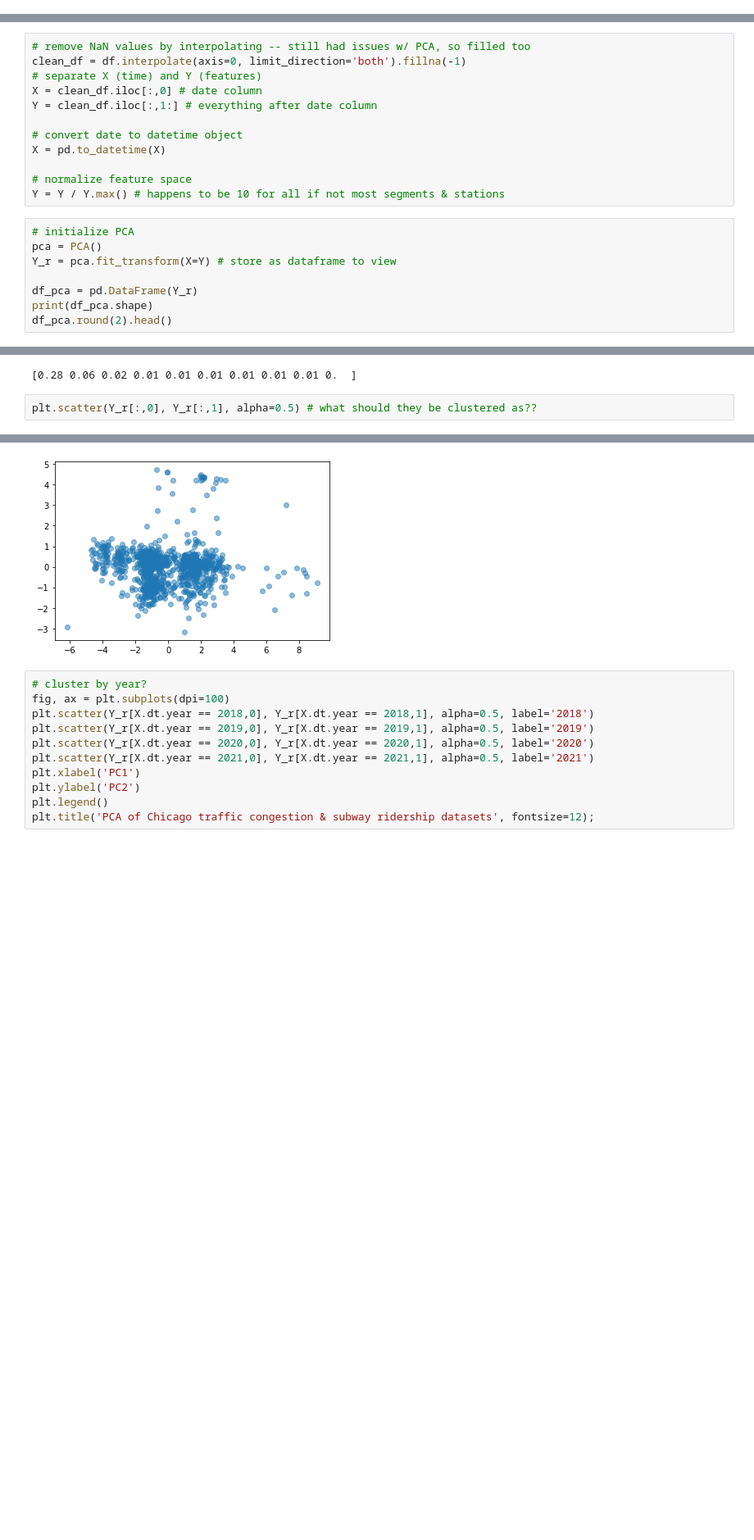
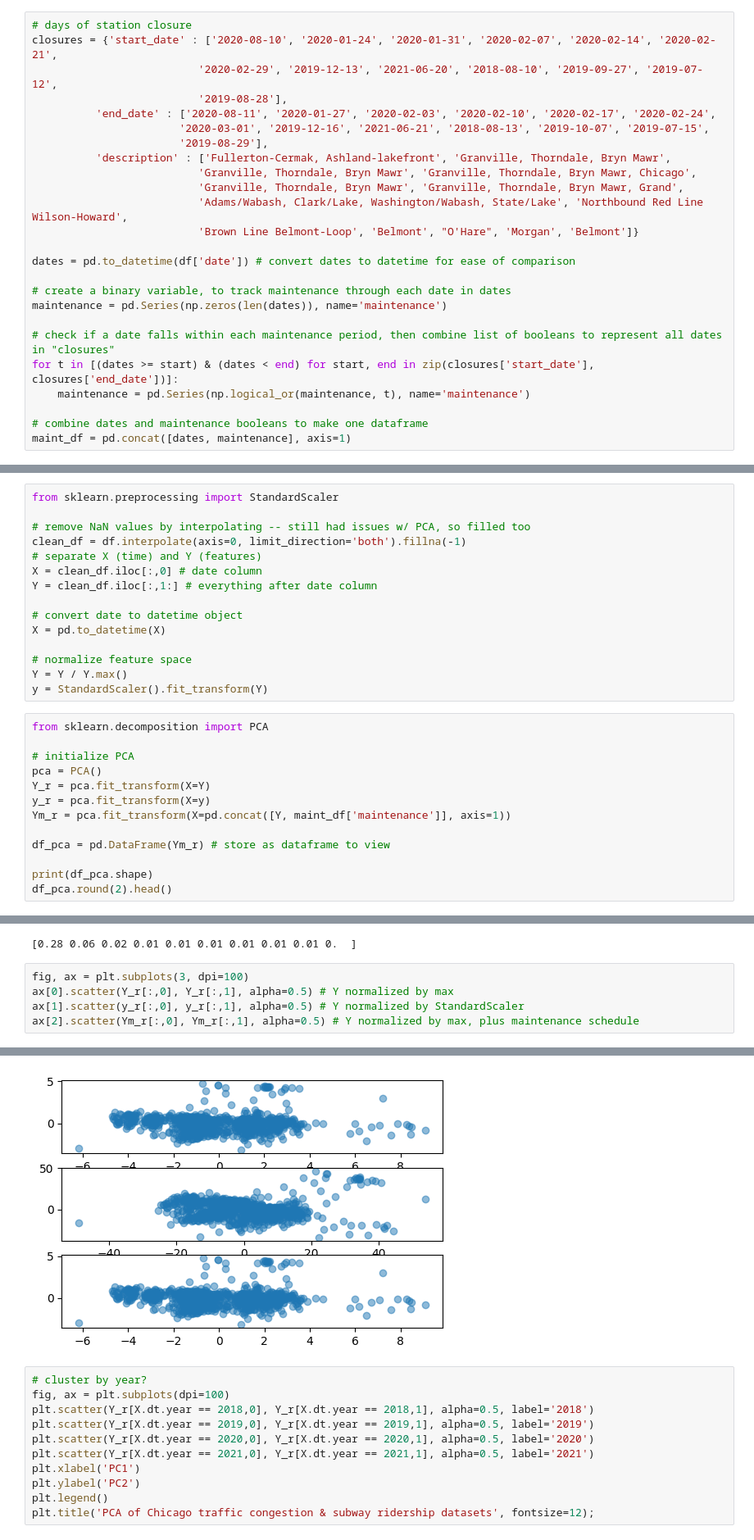
Before and after one commit to amandakhoo/data4all-team6, a Jupyter notebook: Modeling congestion & ridership data (JB).ipynb, the cells around one changed output, grey strips where cells are left out. Shown at 82% size. Saved outputs shown, nothing was run; the diff lists cells and outputs as text; blank space fills up the shorter version.

Commit message:
tSNE plots & maintenance table
let me know if you add dates of maintenance to maintenance_detail.csv and I'll update maintenance.csv

```diff
--- a/Modeling congestion & ridership data (JB).ipynb
+++ b/Modeling congestion & ridership data (JB).ipynb
@@ -40,0 +43,25 @@ Time to load data: 5.641 seconds
+# %%
+# days of station closure
+closures = {'start_date' : ['2020-08-10', '2020-01-24', '2020-01-31', '2020-02-07', '2020-02-14', '2020-02-21',
+                          '2020-02-29', '2019-12-13', '2021-06-20', '2018-08-10', '2019-09-27', '2019-07-12',
+                          '2019-08-28'],
+          'end_date' : ['2020-08-11', '2020-01-27', '2020-02-03', '2020-02-10', '2020-02-17', '2020-02-24',
+                       '2020-03-01', '2019-12-16', '2021-06-21', '2018-08-13', '2019-10-07', '2019-07-15',
+                       '2019-08-29'],
+          'description' : ['Fullerton-Cermak, Ashland-lakefront', 'Granville, Thorndale, Bryn Mawr',
+                          'Granville, Thorndale, Bryn Mawr', 'Granville, Thorndale, Bryn Mawr, Chicago',
+                          'Granville, Thorndale, Bryn Mawr', 'Granville, Thorndale, Bryn Mawr, Grand',
+                          'Adams/Wabash, Clark/Lake, Washington/Wabash, State/Lake', 'Northbound Red Line Wilson-Howard',
+                          'Brown Line Belmont-Loop', 'Belmont', "O'Hare", 'Morgan', 'Belmont']}
+
+dates = pd.to_datetime(df['date']) # convert dates to datetime for ease of comparison
+
+# create a binary variable, to track maintenance through each date in dates
+maintenance = pd.Series(np.zeros(len(dates)), name='maintenance')
+
+# check if a date falls within each maintenance period, then combine list of booleans to represent all dates in "closures"
+for t in [(dates >= start) & (dates < end) for start, end in zip(closures['start_date'], closures['end_date'])]:
+    maintenance = pd.Series(np.logical_or(maintenance, t), name='maintenance')
+
+# combine dates and maintenance booleans to make one dataframe
+maint_df = pd.concat([dates, maintenance], axis=1)
@@ -44,6 +76,8 @@ Time to load data: 5.641 seconds
 [sklearn on imputing missing variables](https://scikit-learn.org/stable/modules/impute.html#estimators-that-handle-nan-values) \
 [sklearn on PCA](https://scikit-learn.org/stable/modules/generated/sklearn.decomposition.PCA.html)
 # %%
+from sklearn.preprocessing import StandardScaler
+
 # remove NaN values by interpolating -- still had issues w/ PCA, so filled too
 clean_df = df.interpolate(axis=0, limit_direction='both').fillna(-1)
 # separate X (time) and Y (features)
@@ -54,13 +88,19 @@ Y = clean_df.iloc[:,1:] # everything after date column
 X = pd.to_datetime(X)
 
 # normalize feature space
-Y = Y / Y.max() # happens to be 10 for all if not most segments & stations
+Y = Y / Y.max()
+y = StandardScaler().fit_transform(Y)
 # %%
+from sklearn.decomposition import PCA
+
 # initialize PCA
 pca = PCA()
-Y_r = pca.fit_transform(X=Y) # store as dataframe to view
+Y_r = pca.fit_transform(X=Y)
+y_r = pca.fit_transform(X=y)
+Ym_r = pca.fit_transform(X=pd.concat([Y, maint_df['maintenance']], axis=1))
 
-df_pca = pd.DataFrame(Y_r)
+df_pca = pd.DataFrame(Ym_r) # store as dataframe to view
+
 print(df_pca.shape)
 df_pca.round(2).head()
 # %% [output]
@@ -85,10 +125,13 @@ print(pca.explained_variance_ratio_.round(2)[:10])
 # %% [output]
 [0.28 0.06 0.02 0.01 0.01 0.01 0.01 0.01 0.01 0.  ]
 # %%
-plt.scatter(Y_r[:,0], Y_r[:,1], alpha=0.5) # what should they be clustered as??
+fig, ax = plt.subplots(3, dpi=100)
+ax[0].scatter(Y_r[:,0], Y_r[:,1], alpha=0.5) # Y normalized by max
+ax[1].scatter(y_r[:,0], y_r[:,1], alpha=0.5) # Y normalized by StandardScaler
+ax[2].scatter(Ym_r[:,0], Ym_r[:,1], alpha=0.5) # Y normalized by max, plus maintenance schedule
 # %% [output]
 <matplotlib.collections.PathCollection at 0x...>
-[figure, old version]
+[figure, new version]
 # %%
 # cluster by year?
 fig, ax = plt.subplots(dpi=100)
```
Also changed, not shown: parts of 14 cells of this notebook, 2 other files.
